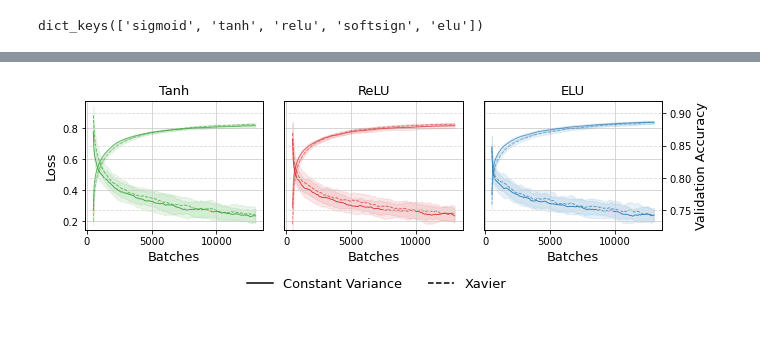
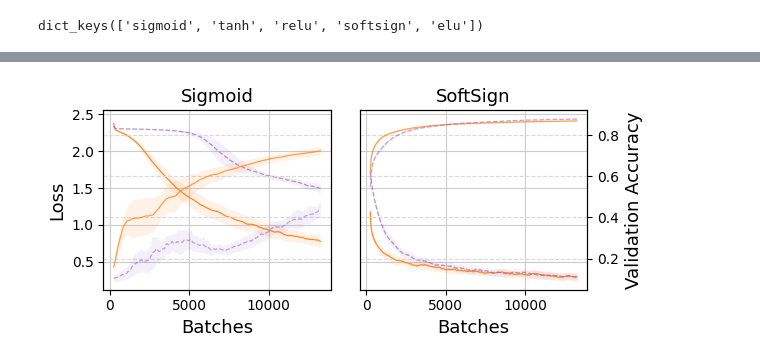
Before and after one commit to WizardOhio24/ConstantVarianceWeightInitialisation, a Jupyter notebook: XavierFashionMNIST.ipynb, the cells around one changed output, grey strips where cells are left out. Saved outputs shown, nothing was run; the diff lists cells and outputs as text; code cells hidden in the pictures; blank space fills up the shorter version.

```diff
--- a/XavierFashionMNIST.ipynb
+++ b/XavierFashionMNIST.ipynb
@@ -71,7 +73,8 @@ grid_size = 6
 fig, axes = plt.subplots(grid_size, grid_size, figsize=(11.7, 12), gridspec_kw={"wspace":0, "hspace":0})
 
 for (a, img) in zip(axes.flatten(), fashion_mnist_data_display):
-    fnt = ImageFont.truetype("C:\Windows\Fonts\Arial.ttf", 40)
+    if platform.system() == "Windows":
+        fnt = ImageFont.truetype("C:\Windows\Fonts\Arial.ttf", 40)
     img_to_draw = img[0].convert("RGBA").resize((img[0].width*4, img[0].height*4), Image.BOX) #scale(4) 125
     draw = ImageDraw.Draw(img_to_draw)
     draw.text((img_to_draw.size[0]-25, -2), str(img[1]), fill=(255, 70, 70, 180), font=fnt, stroke_width=1)
@@ -735,8 +920,8 @@ def window_data(values, moving_average_window_size=200):
 # %%
 start = 1
-stop = 4
+stop = 3
 
-include = ["tanh", "relu", "elu"]
+include = ["sigmoid", "softsign"]
 
 plt.rcParams.update({
     "text.usetex": False,
@@ -755,12 +940,12 @@ plt.rc('xtick', labelsize=10)
 plt.rc('legend', fontsize=font_size)
 plt.rc('figure', titlesize=font_size)
 
-fig, ax = plt.subplots(1, stop-start, figsize=(4.8*2, 0.96*1.5*2))
+fig, ax = plt.subplots(1, stop-start, figsize=(4.8*2*0.66, 0.96*1.5*2))
 lw=0.9
 
 tick_font_size = 8
 
-window_size = 20
+window_size = 10
 valid_window_size = 4
 ax[0].set_ylabel("Loss")
 
@@ -789,8 +974,8 @@ for i, (activation_function, loss) in enumerate(const_var_losses_means.items()):
     means = window_data(loss, window_size)
     stds = window_data(const_var_losses_std[activation_function], window_size)
 
-    ax[i].fill_between(x_axis , means-stds, means+stds, color=activation_color_dict[activation_function], alpha=std_alpha)
-    ax[i].plot(x_axis, means, label="Const Var: " + str(activation_function), color=activation_color_dict[activation_function], linestyle='-', alpha=0.9, lw=lw)
+    ax[i].fill_between(x_axis , means-stds, means+stds, color=activation_color_dict_const_var[activation_function], alpha=std_alpha, lw=0)
+    ax[i].plot(x_axis, means, label="Const Var: " + str(activation_function), color=activation_color_dict_const_var[activation_function], linestyle='-', alpha=0.9, lw=lw)
 
     cur_i += 1
 
@@ -805,8 +990,8 @@ for i, (activation_function, loss) in enumerate(xavier_losses_means.items()):
     means = window_data(loss, window_size)
     stds = window_data(xavier_losses_std[activation_function], window_size)
 
-    ax[i].fill_between(x_axis , means-stds, means+stds, color=activation_color_dict[activation_function], alpha=std_alpha)
-    ax[i].plot(x_axis, means, label="Xavier: " +str(activation_function), color=activation_color_dict[activation_function], linestyle='--', alpha=0.7, lw=lw)
+    ax[i].fill_between(x_axis , means-stds, means+stds, color=activation_color_dict_xavier[activation_function], alpha=std_alpha, lw=0)
+    ax[i].plot(x_axis, means, label="Xavier: " +str(activation_function), color=activation_color_dict_xavier[activation_function], linestyle='--', alpha=0.7, lw=lw)
 
     cur_i += 1
 
@@ -818,53 +1003,49 @@ valid_alpha = 0.8
 ax_valid = [a.twinx() for a in ax]
 
 cur_i = 0
-#window_size = 4
+
 for i, (activation_function, loss) in enumerate(const_var_acc_means.items()): #[start:stop]
     if activation_function not in include:
         continue
     i = cur_i
 
-    ax_valid[i].set_yticks([0.75, 0.8, 0.85, 0.9])
-    ax_valid[i].set_ylim([0.72, 0.92])
     ax_valid[i].grid(visible=True, which='both', color='0.85', linestyle='--')
     ax_valid[stop-start-1].set_ylabel("Validation Accuracy")
     ax_valid[i].sharey(ax_valid[0])
     if i + start != stop-1:
         ax_valid[i].label_outer()
         ax_valid[i].tick_params('y', width=0)
 
     x_axis = [(window_size/2)*50 + i*50 for i in range(len(window_data(loss, window_size)))]
     means = window_data(loss, window_size)
     stds = window_data(const_var_acc_std[activation_function], window_size)
 
-    ax_valid[i].fill_between(x_axis , means-stds, means+stds, color=activation_color_dict[activation_function], alpha=std_alpha)
-    ax_valid[i].plot(x_axis, means, label="Const Var: " + str(activation_function), color=activation_color_dict[activation_function], linestyle='-', alpha=0.9*valid_alpha, lw=lw)
+    ax_valid[i].fill_between(x_axis , means-stds, means+stds, color=activation_color_dict_const_var[activation_function], alpha=std_alpha, lw=0)
+    ax_valid[i].plot(x_axis, means, label="Const Var: " + str(activation_function), color=activation_color_dict_const_var[activation_function], linestyle='-', alpha=0.9*valid_alpha, lw=lw)
     cur_i += 1
 
 ############################ HE ##########################
 cur_i = 0
 for i, (activation_function, loss) in enumerate(xavier_acc_means.items()):
     if activation_function not in include:
         continue
     i = cur_i
     x_axis = [(window_size/2)*50 + i*50 for i in range(len(window_data(loss, window_size)))]
-
     means = window_data(loss, window_size)
     stds = window_data(xavier_acc_std[activation_function], window_size)
 
-    ax_valid[i].fill_between(x_axis , means-stds, means+stds, color=activation_color_dict[activation_function], alpha=std_alpha)
-    ax_valid[i].plot(x_axis, window_data(loss, window_size), label="Xavier: " +str(activation_function), color=activation_color_dict[activation_function], linestyle='--', alpha=0.7*valid_alpha, lw=lw)
+    ax_valid[i].fill_between(x_axis , means-stds, means+stds, color=activation_color_dict_xavier[activation_function], alpha=std_alpha, lw=0)
+    ax_valid[i].plot(x_axis, window_data(loss, window_size), label="Xavier: " +str(activation_function), color=activation_color_dict_xavier[activation_function], linestyle='--', alpha=0.7*valid_alpha, lw=lw)
     cur_i += 1
 
-labels = ["Constant Variance", "Xavier"]
+labels = ["Constant Variance", "He"]
 
 red_patch = mpatches.Patch(color='red', label='The red data')
-line1 = mlines.Line2D([], [], color='black', label='Constant Variance')
-line2 = mlines.Line2D([], [], color='black', label='Xavier', linestyle="--")
+line1 = mlines.Line2D([], [], color='tab:orange', label='Constant Variance')
+line2 = mlines.Line2D([], [], color='tab:purple', label='He', linestyle="--")
 
 #left, bottom, width, height
-fig.legend(handles=[line1, line2], loc="center",  bbox_to_anchor=(0.5, -0.03, 0, 0),  ncol=2, frameon=False)
 fig.tight_layout()
-fig.savefig("./Xavier_FashionMNIST_loss_acc_bottom_2.png", bbox_inches='tight', dpi=800)
+fig.savefig("./Xavier_FashionMNIST_loss_acc_top_1.png", bbox_inches='tight', dpi=800)
 # %% [output]
-[figure, old version]
+[figure, new version]
```
Also changed, not shown: parts of 5 cells of this notebook, 5 other files.
